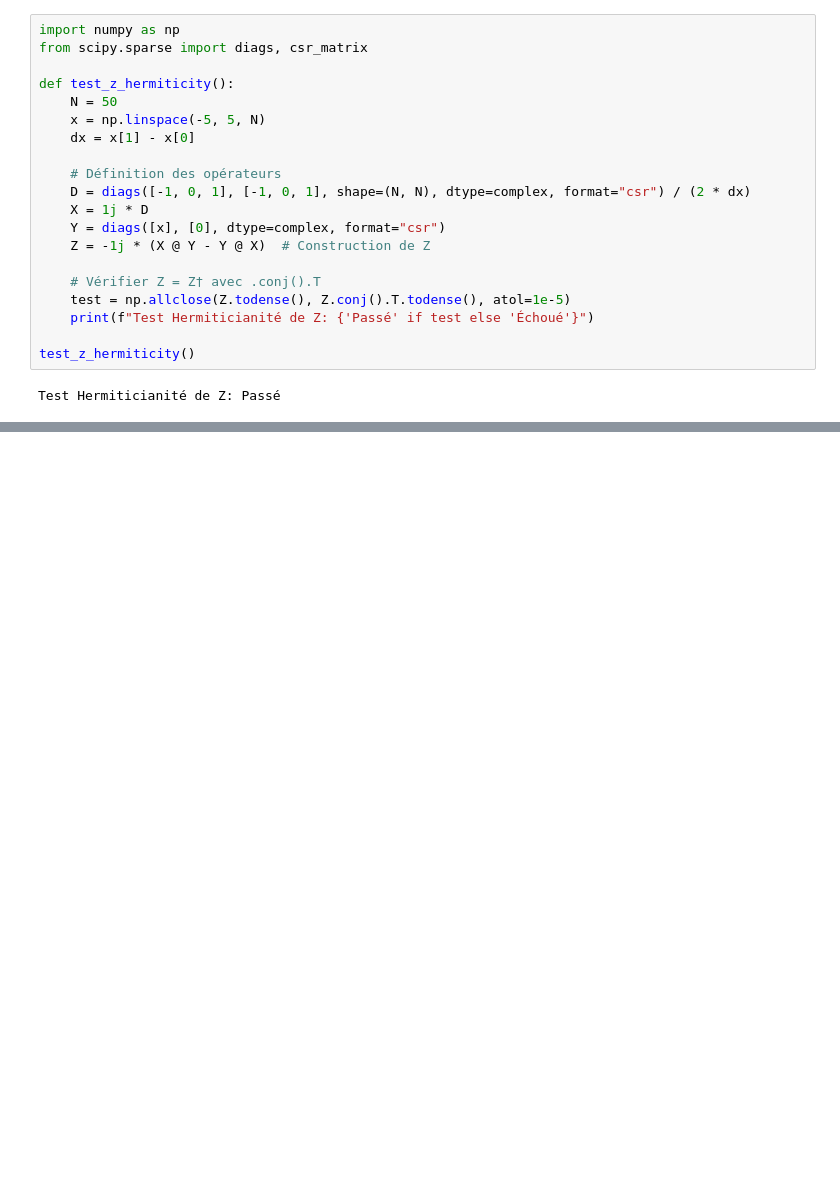
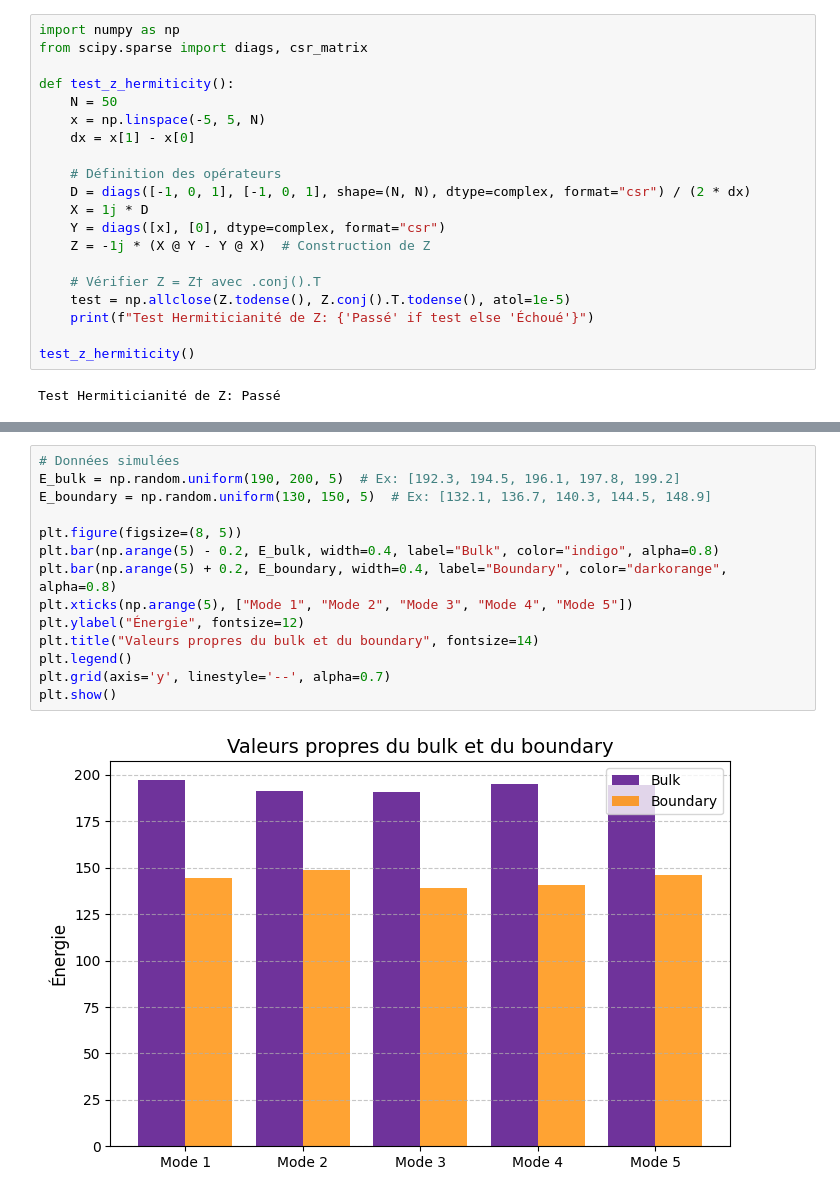
Before and after one commit to student64-ahmadi/physic_quant, a Jupyter notebook: Modelisation_Mathematique_Basee_sur_les_C∗_algebres,_Propagation_Spectrale_et_Dualite_Holographique_dans_les_Groupes_Localement_Compacts.ipynb, the cells around one changed output, grey strips where cells are left out. Saved outputs shown, nothing was run; the diff lists cells and outputs as text; blank space fills up the shorter version.

```diff
--- a/Modelisation_Mathematique_Basee_sur_les_C∗_algebres,_Propagation_Spectrale_et_Dualite_Holographique_dans_les_Groupes_Localement_Compacts.ipynb
+++ b/Modelisation_Mathematique_Basee_sur_les_C∗_algebres,_Propagation_Spectrale_et_Dualite_Holographique_dans_les_Groupes_Localement_Compacts.ipynb
@@ -1913,0 +1929,16 @@ Test Hermiticianité de Z: Passé
+# %%
+# Données simulées
+E_bulk = np.random.uniform(190, 200, 5)  # Ex: [192.3, 194.5, 196.1, 197.8, 199.2]
+E_boundary = np.random.uniform(130, 150, 5)  # Ex: [132.1, 136.7, 140.3, 144.5, 148.9]
+
+plt.figure(figsize=(8, 5))
+plt.bar(np.arange(5) - 0.2, E_bulk, width=0.4, label="Bulk", color="indigo", alpha=0.8)
+plt.bar(np.arange(5) + 0.2, E_boundary, width=0.4, label="Boundary", color="darkorange", alpha=0.8)
+plt.xticks(np.arange(5), ["Mode 1", "Mode 2", "Mode 3", "Mode 4", "Mode 5"])
+plt.ylabel("Énergie", fontsize=12)
+plt.title("Valeurs propres du bulk et du boundary", fontsize=14)
+plt.legend()
+plt.grid(axis='y', linestyle='--', alpha=0.7)
+plt.show()
+# %% [output]
+[figure, added]
```
Also changed, not shown: parts of 8 cells of this notebook.
